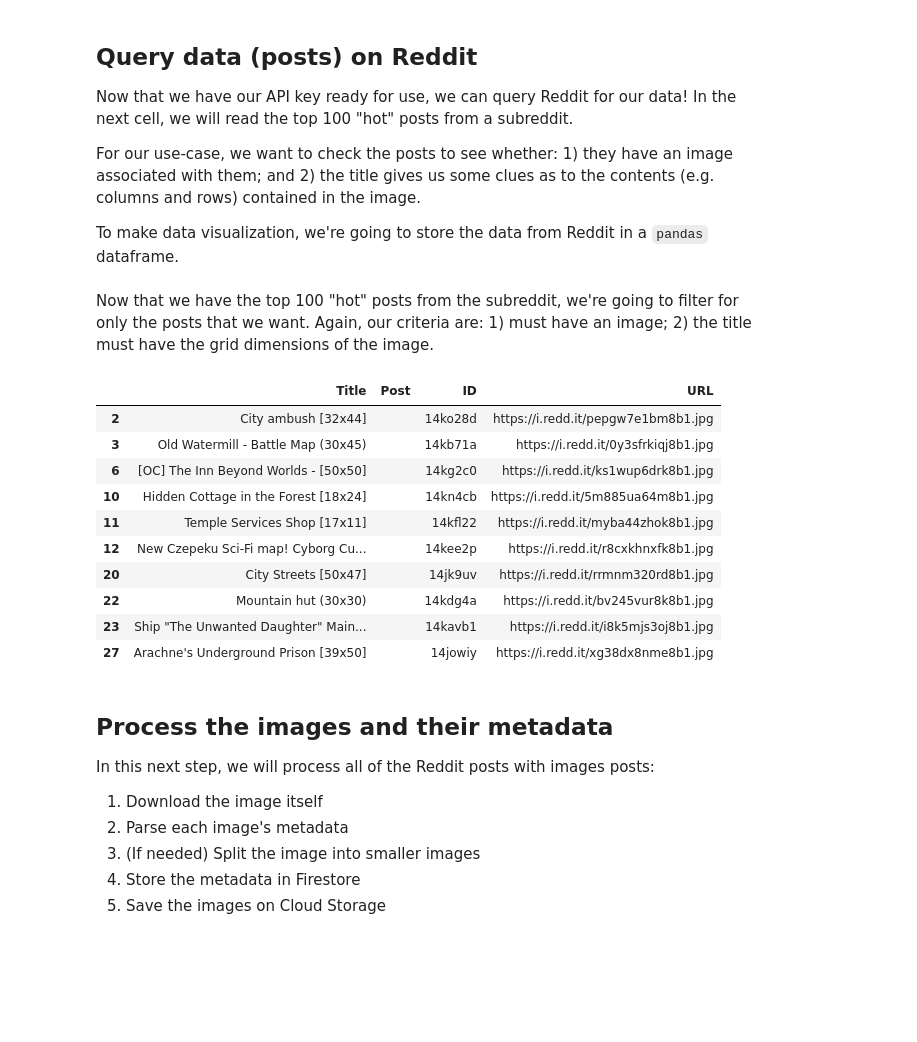
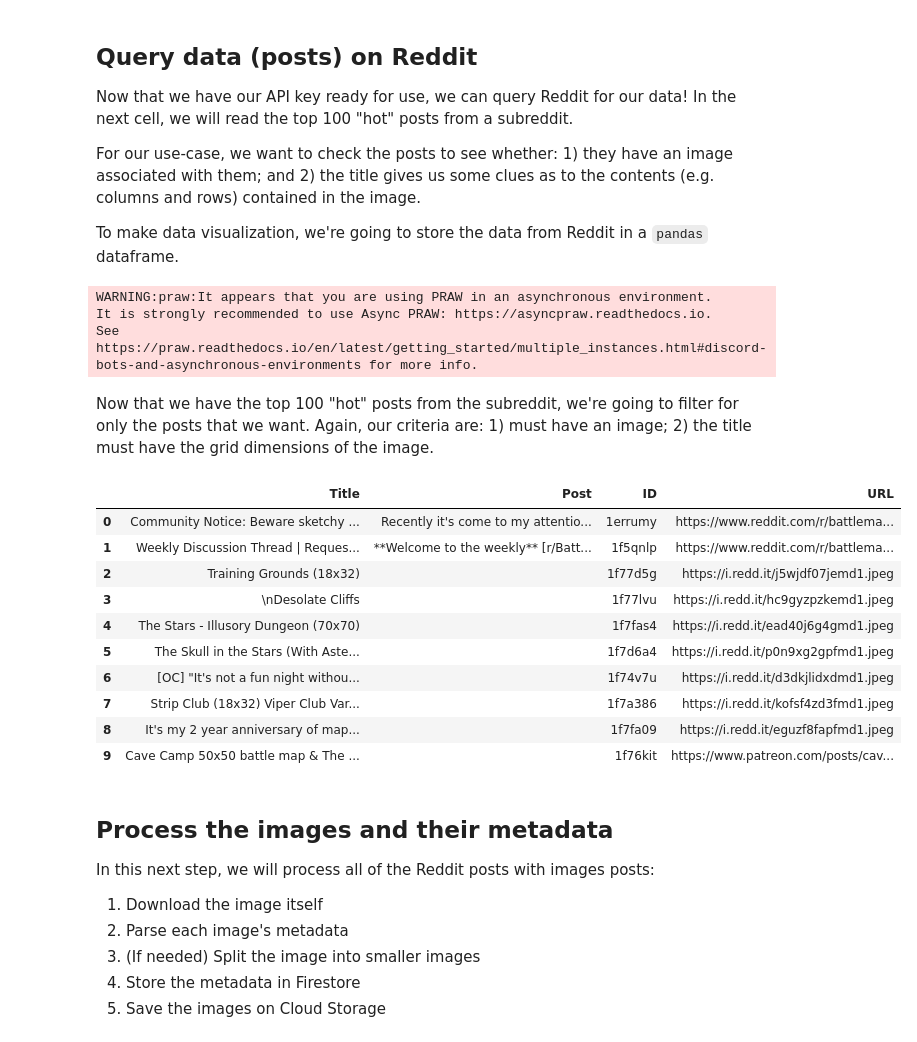
Before and after one commit to telpirion/FantasyMaps, a Jupyter notebook: notebooks/final/1_firestore.ipynb, the cells around one changed output. Cells and saved outputs as stored; diff of their text form; code cells hidden in the pictures; blank space fills up the shorter version.

```diff
--- a/notebooks/final/1_firestore.ipynb
+++ b/notebooks/final/1_firestore.ipynb
@@ -269,0 +249,7 @@ reddit_key_json = {
+# %%
+SECRET_RESOURCE_NAME = "projects/733537716875/secrets/reddit-api-key/versions/1" # @param {type:"string"}
+# %%
+secret_client = secretmanager.SecretManagerServiceClient()
+secret = secret_client.access_secret_version(name=SECRET_RESOURCE_NAME)
+reddit_key_json = json.loads(secret.payload.data)
+print(reddit_key_json)
@@ -279,28 +267,31 @@ To make data visualization, we're going to store the data from Reddit in a `pand
 columns = ['Title', 'Post', 'ID', 'URL']
 
 subreddit_name = "battlemaps"
-posts = extract.get_reddit_posts(reddit_credentials=reddit_key_json,
+reddit_posts = posts.get_reddit_posts(reddit_credentials=reddit_key_json,
                                 subreddit_name=subreddit_name, limit=100)
-reddit_df = extract.convert_posts_to_dataframe(posts, columns)
+reddit_dicts = posts.convert_posts_to_dicts(reddit_posts, columns)
+# %% [output]
+WARNING:praw:It appears that you are using PRAW in an asynchronous environment.
+It is strongly recommended to use Async PRAW: https://asyncpraw.readthedocs.io.
+See https://praw.readthedocs.io/en/latest/getting_started/multiple_instances.html#discord-bots-and-asynchronous-environments for more info.
 # %% [markdown]
 Now that we have the top 100 "hot" posts from the subreddit, we're going to filter for only the posts that we want. Again, our criteria are: 1) must have an image; 2) the title must have the grid dimensions of the image.
-# %%
-jpg_df = reddit_df[(reddit_df["URL"].str.contains("jpg")) &
-                         (reddit_df["Title"].str.contains(pat = "\d+x\d"))]
-
-jpg_df.head(10)
-# %% [output]
-|  | Title | Post | ID | URL |
-| 2 | City ambush [32x44] |  | 14ko28d | https://i.redd.it/pepgw7e1bm8b1.jpg |
-| 3 | Old Watermill - Battle Map (30x45) |  | 14kb71a | https://i.redd.it/0y3sfrkiqj8b1.jpg |
-| 6 | [OC] The Inn Beyond Worlds - [50x50] |  | 14kg2c0 | https://i.redd.it/ks1wup6drk8b1.jpg |
-| 10 | Hidden Cottage in the Forest [18x24] |  | 14kn4cb | https://i.redd.it/5m885ua64m8b1.jpg |
-| 11 | Temple Services Shop [17x11] |  | 14kfl22 | https://i.redd.it/myba44zhok8b1.jpg |
-| 12 | New Czepeku Sci-Fi map! Cyborg Cu... |  | 14kee2p | https://i.redd.it/r8cxkhnxfk8b1.jpg |
-| 20 | City Streets [50x47] |  | 14jk9uv | https://i.redd.it/rrmnm320rd8b1.jpg |
-| 22 | Mountain hut (30x30) |  | 14kdg4a | https://i.redd.it/bv245vur8k8b1.jpg |
-| 23 | Ship "The Unwanted Daughter" Main... |  | 14kavb1 | https://i.redd.it/i8k5mjs3oj8b1.jpg |
-| 27 | Arachne's Underground Prison [39x50] |  | 14jowiy | https://i.redd.it/xg38dx8nme8b1.jpg |
+# %%
+jpg_df = pd.DataFrame(reddit_dicts, columns=columns)
+
+jpg_df.head(10)
+# %% [output]
+|  | Title | Post | ID | URL |
+| 0 | Community Notice: Beware sketchy ... | Recently it's come to my attentio... | 1errumy | https://www.reddit.com/r/battlema... |
+| 1 | Weekly Discussion Thread | Reques... | **Welcome to the weekly** [r/Batt... | 1f5qnlp | https://www.reddit.com/r/battlema... |
+| 2 | Training Grounds (18x32) |  | 1f77d5g | https://i.redd.it/j5wjdf07jemd1.jpeg |
+| 3 | \nDesolate Cliffs |  | 1f77lvu | https://i.redd.it/hc9gyzpzkemd1.jpeg |
+| 4 | The Stars - Illusory Dungeon (70x70) |  | 1f7fas4 | https://i.redd.it/ead40j6g4gmd1.jpeg |
+| 5 | The Skull in the Stars (With Aste... |  | 1f7d6a4 | https://i.redd.it/p0n9xg2gpfmd1.jpeg |
+| 6 | [OC] "It's not a fun night withou... |  | 1f74v7u | https://i.redd.it/d3dkjlidxdmd1.jpeg |
+| 7 | Strip Club (18x32) Viper Club Var... |  | 1f7a386 | https://i.redd.it/kofsf4zd3fmd1.jpeg |
+| 8 | It's my 2 year anniversary of map... |  | 1f7fa09 | https://i.redd.it/eguzf8fapfmd1.jpeg |
+| 9 | Cave Camp 50x50 battle map & The ... |  | 1f76kit | https://www.patreon.com/posts/cav... |
 # %% [markdown]
 ## Process the images and their metadata
 
```
Also changed, not shown: parts of 13 cells of this notebook.
